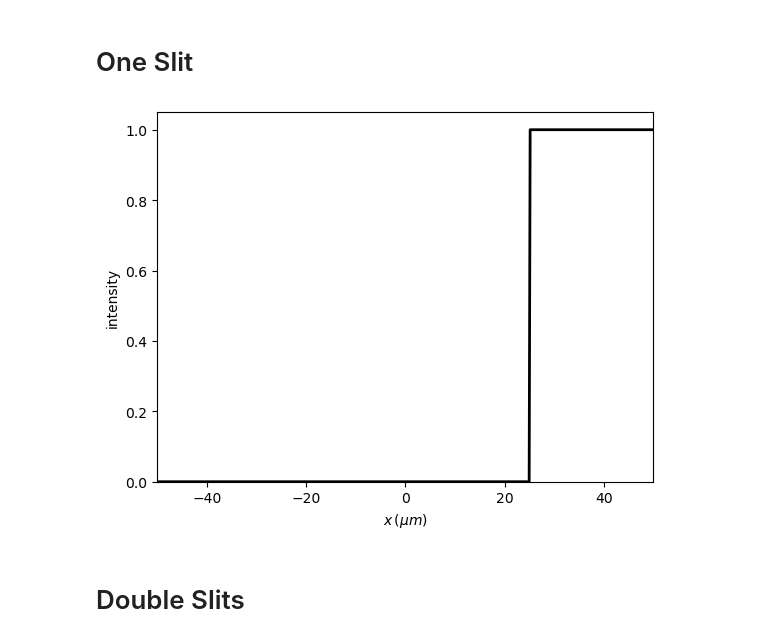
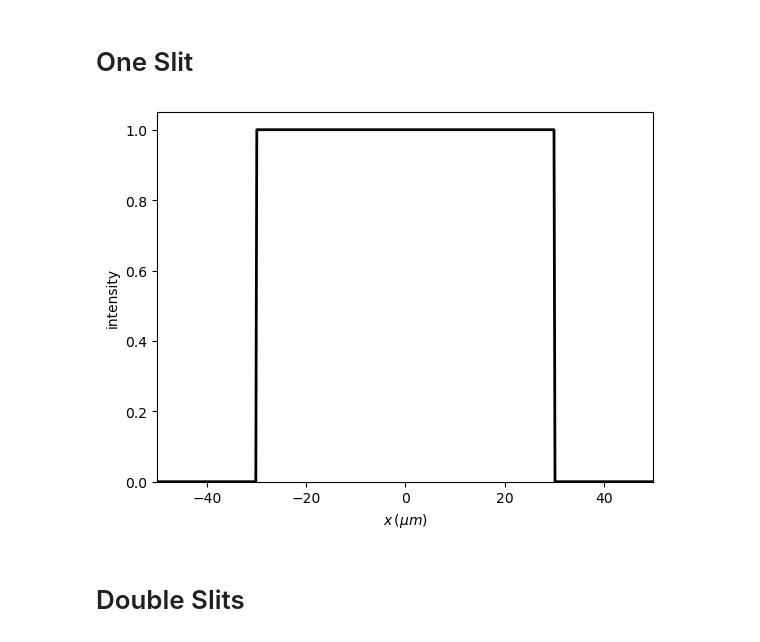
Before and after one commit to fredericosantos/light-particle-experiment, a Jupyter notebook: diffractio_1slit.ipynb, the cells around one changed output. Drawn from its saved outputs; the diff is of its cells as text; code cells hidden in the pictures.

```diff
--- a/diffractio_1slit.ipynb
+++ b/diffractio_1slit.ipynb
@@ -55,16 +55,16 @@ u1 = u0 * t0
 # One Slit
 # %%
 barrier_type = 'single_slit'
-slit_width = 50
+slit_width = 60
 
 
-t0.slit(x0=field_x // 2, size=slit_width * um)
+t0.slit(x0=0, size=slit_width * um)
 # t0.two_levels(level1=0, level2=2)
 t0.draw("intensity")
 
 u1 = u0 * t0
 # %% [output]
-[figure, old version]
+[figure, new version]
 # %% [markdown]
 # Double Slits
 # %%
```
Also changed, not shown: parts of 3 cells of this notebook, 4 other files.
